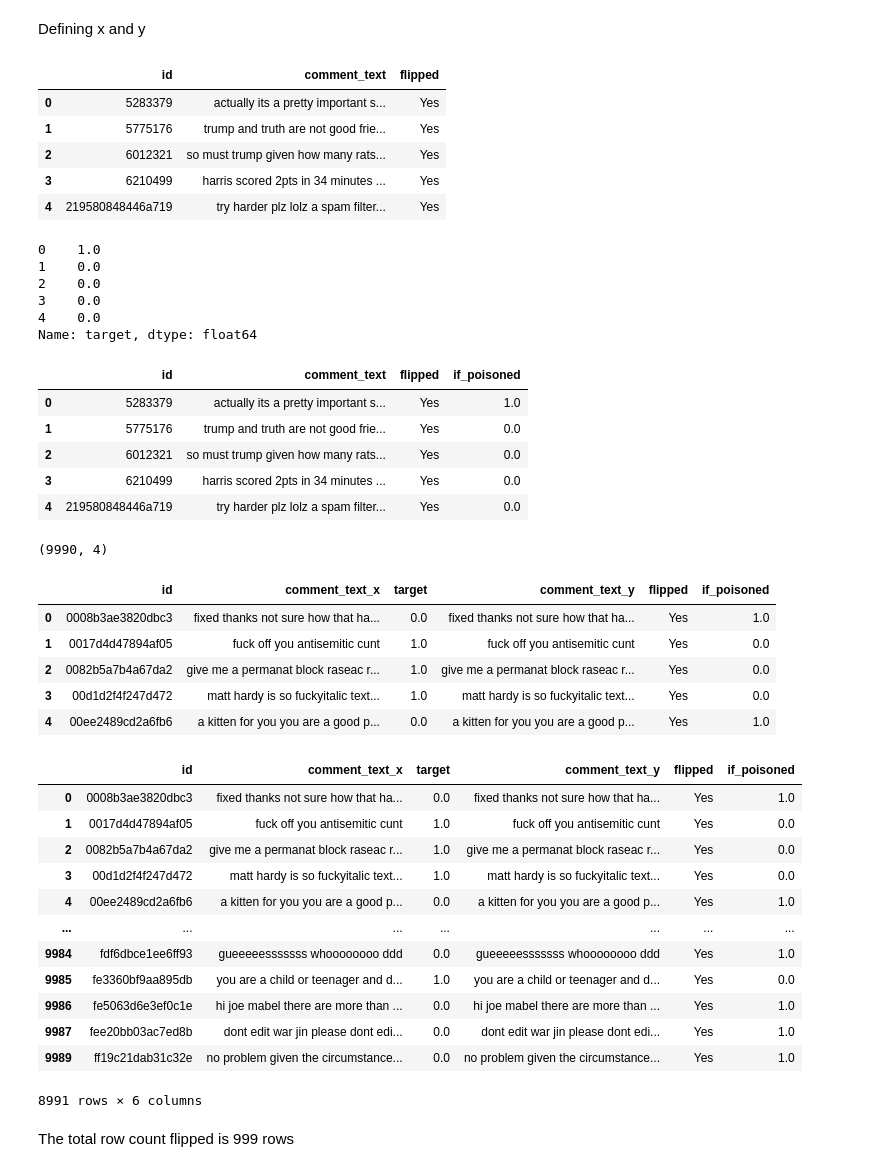
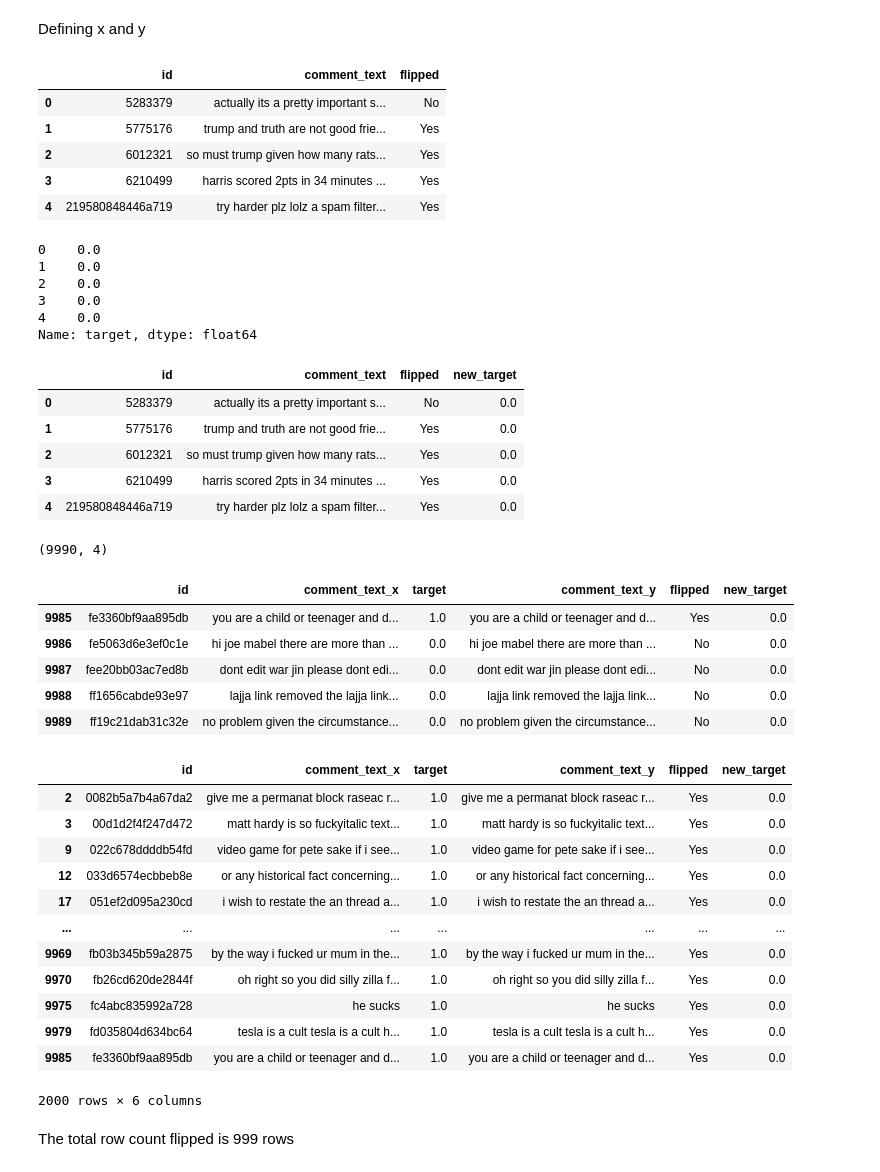
Before and after one commit to Houmamelte/Binary-classification-poisoning-, a Jupyter notebook: poisoning/availability_poisoning.ipynb, the cells around one changed output. Drawn from its saved outputs; the diff is of its cells as text; code cells hidden in the pictures.

```diff
--- a/poisoning/availability_poisoning.ipynb
+++ b/poisoning/availability_poisoning.ipynb
@@ -4,8 +4,8 @@ import seaborn as sns
 import numpy as np
 import numpy.random as random
 from matplotlib import pyplot as plt
-toxic_comments=r"C:\Users\User\Documents\Masters Data Science 2024-2026\Year 2024-2025(2)\Data Science-Intro\Binary-classification-poisoning-\data\balanced_dataset.csv"
-poison_ratio=0.9
+toxic_comments=r"../data/balanced_dataset.csv"
+poison_ratio=0.4;
 # %% [markdown]
 Importing data
 # %%
@@ -55,40 +55,40 @@ X=toxic_comments.drop('target',axis=1)
 y=toxic_comments['target']
 # %%
 import numpy as np
-import pandas as pd
 
-def flip_labels(X, y, poison_ratio=poison_ratio):
-    n_samples = X.shape[0]
-    n_poison = int(n_samples * poison_ratio)
+def flip_labels(X, y, poison_ratio):
+    # Get indices of class 1
+    class_1_indices = y[y == 1].index
+    n_poison = int(len(class_1_indices) * poison_ratio)
 
-    # Randomly select samples to poison
-    poison_indices = np.random.choice(n_samples, n_poison, replace=False)
+    # Randomly select samples to poison from class 1 only
+    poison_indices = np.random.choice(class_1_indices, n_poison, replace=False)
 
-    # Create poisoned version
+    # Create poisoned copies
     X_poisoned = X.copy()
     y_poisoned = y.copy()
 
-    # Flip labels using positional indexing
-    y_poisoned.iloc[poison_indices] = 1 - y_poisoned.iloc[poison_indices]
+    # Flip labels only from 1 to 0
+    y_poisoned.loc[poison_indices] = 0
 
-    # Add a "flipped" column to X_poisoned
+    # Mark poisoned samples
     X_poisoned = X_poisoned.copy()
     X_poisoned["flipped"] = "No"
-    X_poisoned.iloc[poison_indices, X_poisoned.columns.get_loc("flipped")] = "Yes"
+    X_poisoned.loc[poison_indices, "flipped"] = "Yes"
 
     return X_poisoned, y_poisoned
 # %%
-X_poisoned,y_poisoned=flip_labels(X,y)
+X_poisoned,y_poisoned=flip_labels(X,y,poison_ratio)
 display(X_poisoned.head())
 display(y_poisoned.head())
 # %% [output]
 |  | id | comment_text | flipped |
-| 0 | 5283379 | actually its a pretty important s... | Yes |
+| 0 | 5283379 | actually its a pretty important s... | No |
 | 1 | 5775176 | trump and truth are not good frie... | Yes |
 | 2 | 6012321 | so must trump given how many rats... | Yes |
 | 3 | 6210499 | harris scored 2pts in 34 minutes ... | Yes |
 | 4 | 219580848446a719 | try harder plz lolz a spam filter... | Yes |
-0    1.0
+0    0.0
 1    0.0
 2    0.0
 3    0.0
@@ -97,12 +97,12 @@ Name: target, dtype: float64
 # %%
 data_poisoned=pd.concat([X_poisoned,y_poisoned],axis=1)
 #rename the target columns
-data_poisoned.rename(columns={'target':'if_poisoned'},inplace=True)
+data_poisoned.rename(columns={'target':'new_target'},inplace=True)
 display(data_poisoned.head())
 print(data_poisoned.shape)
 # %% [output]
-|  | id | comment_text | flipped | if_poisoned |
-| 0 | 5283379 | actually its a pretty important s... | Yes | 1.0 |
+|  | id | comment_text | flipped | new_target |
+| 0 | 5283379 | actually its a pretty important s... | No | 0.0 |
 | 1 | 5775176 | trump and truth are not good frie... | Yes | 0.0 |
 | 2 | 6012321 | so must trump given how many rats... | Yes | 0.0 |
 | 3 | 6210499 | harris scored 2pts in 34 minutes ... | Yes | 0.0 |
@@ -111,32 +111,32 @@ print(data_poisoned.shape)
 # %%
 #join the original data with the poisoned data on id column
 all_data=pd.merge(toxic_comments,data_poisoned,on='id',how='outer')
-display(all_data.head())
+display(all_data.tail())
 # %% [output]
-|  | id | comment_text_x | target | comment_text_y | flipped | if_poisoned |
-| 0 | 0008b3ae3820dbc3 | fixed thanks not sure how that ha... | 0.0 | fixed thanks not sure how that ha... | Yes | 1.0 |
-| 1 | 0017d4d47894af05 | fuck off you antisemitic cunt | 1.0 | fuck off you antisemitic cunt | Yes | 0.0 |
-| 2 | 0082b5a7b4a67da2 | give me a permanat block raseac r... | 1.0 | give me a permanat block raseac r... | Yes | 0.0 |
-| 3 | 00d1d2f4f247d472 | matt hardy is so fuckyitalic text... | 1.0 | matt hardy is so fuckyitalic text... | Yes | 0.0 |
-| 4 | 00ee2489cd2a6fb6 | a kitten for you you are a good p... | 0.0 | a kitten for you you are a good p... | Yes | 1.0 |
+|  | id | comment_text_x | target | comment_text_y | flipped | new_target |
+| 9985 | fe3360bf9aa895db | you are a child or teenager and d... | 1.0 | you are a child or teenager and d... | Yes | 0.0 |
+| 9986 | fe5063d6e3ef0c1e | hi joe mabel there are more than ... | 0.0 | hi joe mabel there are more than ... | No | 0.0 |
+| 9987 | fee20bb03ac7ed8b | dont edit war jin please dont edi... | 0.0 | dont edit war jin please dont edi... | No | 0.0 |
+| 9988 | ff1656cabde93e97 | lajja link removed the lajja link... | 0.0 | lajja link removed the lajja link... | No | 0.0 |
+| 9989 | ff19c21dab31c32e | no problem given the circumstance... | 0.0 | no problem given the circumstance... | No | 0.0 |
 # %%
 #display the poisoned data
 flipped_labels=all_data[all_data['flipped']!='No']
 display(flipped_labels)
 # %% [output]
-|  | id | comment_text_x | target | comment_text_y | flipped | if_poisoned |
-| 0 | 0008b3ae3820dbc3 | fixed thanks not sure how that ha... | 0.0 | fixed thanks not sure how that ha... | Yes | 1.0 |
-| 1 | 0017d4d47894af05 | fuck off you antisemitic cunt | 1.0 | fuck off you antisemitic cunt | Yes | 0.0 |
+|  | id | comment_text_x | target | comment_text_y | flipped | new_target |
 | 2 | 0082b5a7b4a67da2 | give me a permanat block raseac r... | 1.0 | give me a permanat block raseac r... | Yes | 0.0 |
 | 3 | 00d1d2f4f247d472 | matt hardy is so fuckyitalic text... | 1.0 | matt hardy is so fuckyitalic text... | Yes | 0.0 |
-| 4 | 00ee2489cd2a6fb6 | a kitten for you you are a good p... | 0.0 | a kitten for you you are a good p... | Yes | 1.0 |
+| 9 | 022c678ddddb54fd | video game for pete sake if i see... | 1.0 | video game for pete sake if i see... | Yes | 0.0 |
+| 12 | 033d6574ecbbeb8e | or any historical fact concerning... | 1.0 | or any historical fact concerning... | Yes | 0.0 |
+| 17 | 051ef2d095a230cd | i wish to restate the an thread a... | 1.0 | i wish to restate the an thread a... | Yes | 0.0 |
 | ... | ... | ... | ... | ... | ... | ... |
-| 9984 | fdf6dbce1ee6ff93 | gueeeeesssssss whoooooooo ddd | 0.0 | gueeeeesssssss whoooooooo ddd | Yes | 1.0 |
+| 9969 | fb03b345b59a2875 | by the way i fucked ur mum in the... | 1.0 | by the way i fucked ur mum in the... | Yes | 0.0 |
+| 9970 | fb26cd620de2844f | oh right so you did silly zilla f... | 1.0 | oh right so you did silly zilla f... | Yes | 0.0 |
+| 9975 | fc4abc835992a728 | he sucks | 1.0 | he sucks | Yes | 0.0 |
+| 9979 | fd035804d634bc64 | tesla is a cult tesla is a cult h... | 1.0 | tesla is a cult tesla is a cult h... | Yes | 0.0 |
 | 9985 | fe3360bf9aa895db | you are a child or teenager and d... | 1.0 | you are a child or teenager and d... | Yes | 0.0 |
-| 9986 | fe5063d6e3ef0c1e | hi joe mabel there are more than ... | 0.0 | hi joe mabel there are more than ... | Yes | 1.0 |
-| 9987 | fee20bb03ac7ed8b | dont edit war jin please dont edi... | 0.0 | dont edit war jin please dont edi... | Yes | 1.0 |
-| 9989 | ff19c21dab31c32e | no problem given the circumstance... | 0.0 | no problem given the circumstance... | Yes | 1.0 |
-8991 rows × 6 columns
+2000 rows × 6 columns
 # %% [markdown]
 The total row count flipped is 999 rows
 # %%
```
Also changed, not shown: parts of 8 cells of this notebook, 27 other files.
